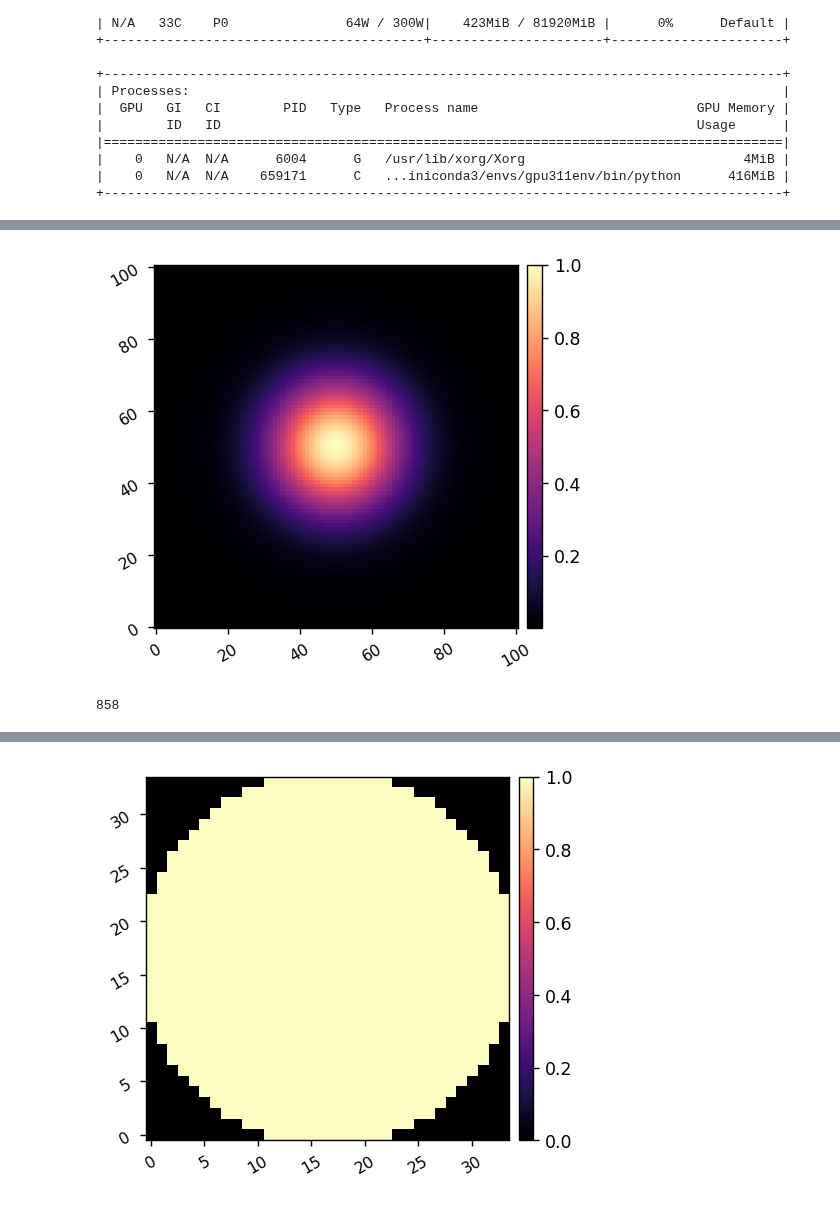
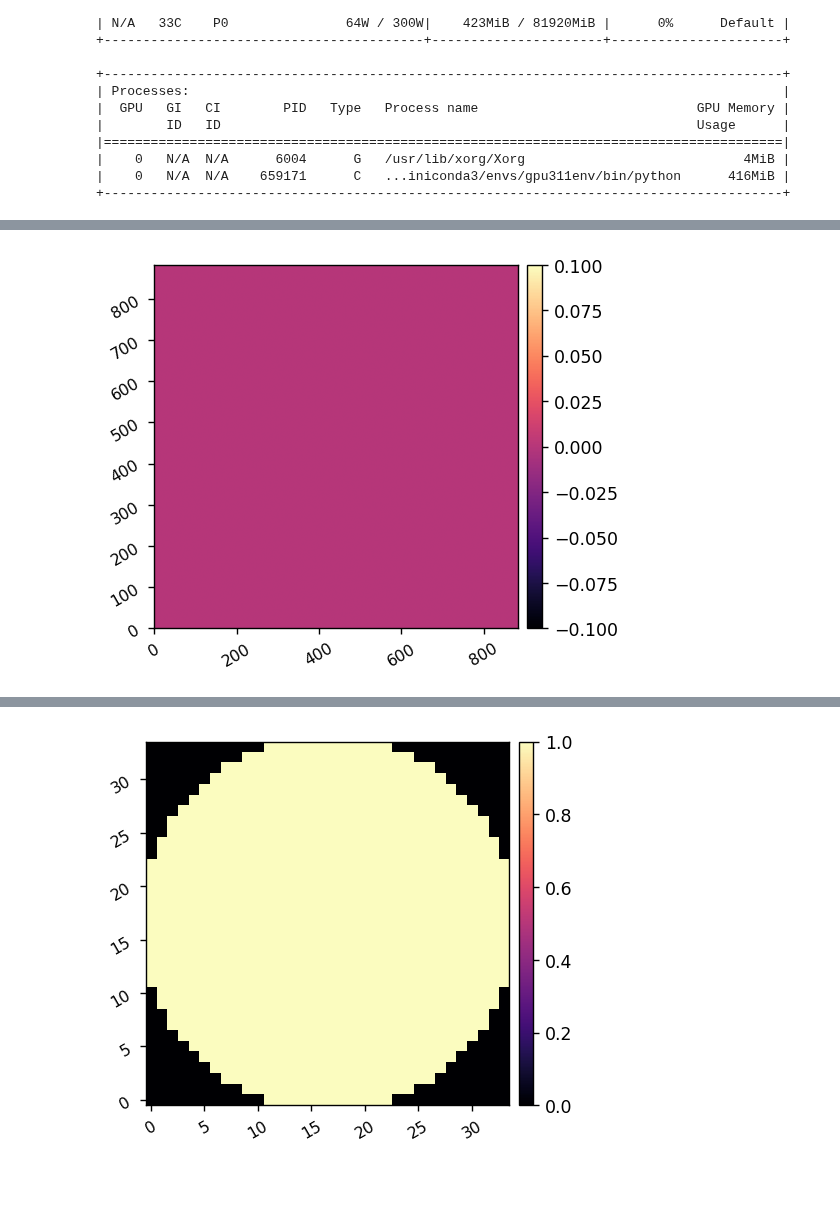
Before and after one commit to uasal/scoob-psf, a Jupyter notebook: example-notebooks/jax_tests.ipynb, the cells around one changed output, grey strips where cells are left out. Saved outputs shown, nothing was run; the diff lists cells and outputs as text; code cells hidden in the pictures.

Commit message:
finalaized the jax DM model with handling of influence funtion data cubes and interpolation of surface

```diff
--- a/example-notebooks/jax_tests.ipynb
+++ b/example-notebooks/jax_tests.ipynb
@@ -33,3 +45,3 @@ Thu Sep 14 16:43:31 2023
 # %%
 reload(jdm)
-DM = jdm.DeformableMirror()
+DM = jdm.DeformableMirror(inf_cube='inf_cube.fits')
@@ -57,9 +48,4 @@ array([[3.45624189e-07, 4.64023278e-07, 6.19285409e-07, ...,
 # %%
-imshow1(np.asarray(DM.inf_fun))
+imshow1(np.asarray(DM.get_surface()))
 # %% [output]
-[figure, old version]
+[figure, new version]
-# %%
-Nsurf = int(DM.inf_sampling * DM.Nact)
-Nsurf
-# %% [output]
-858
```
Also changed, not shown: parts of 22 cells of this notebook, 2 other files.
